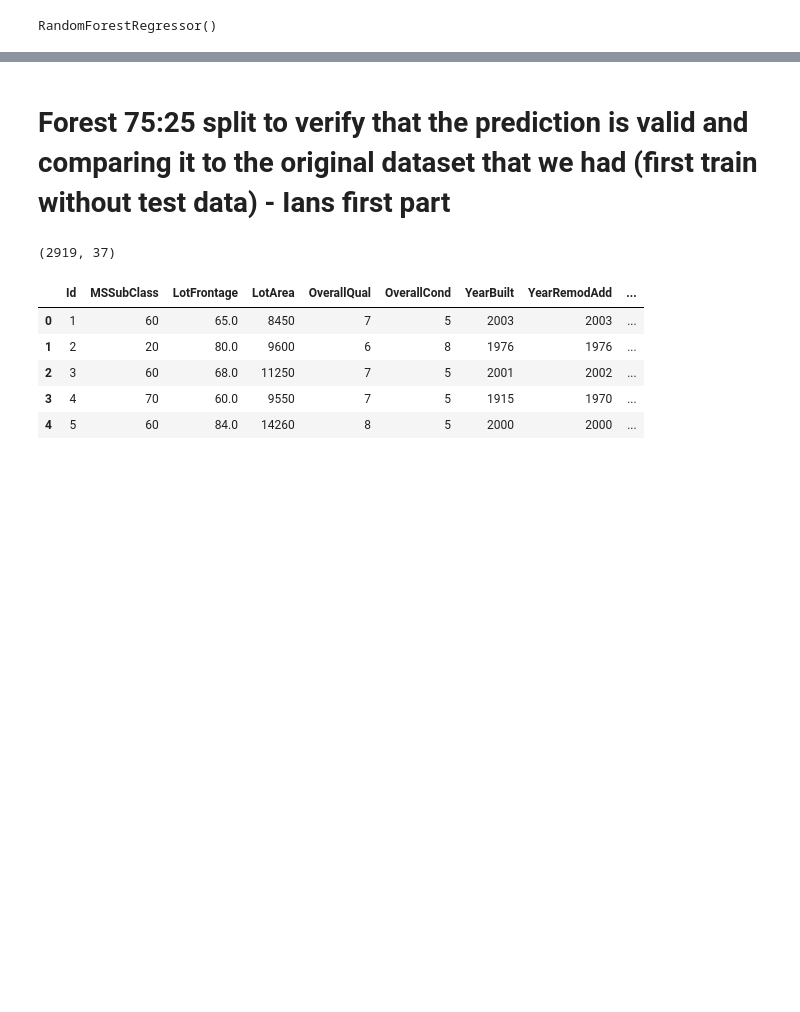
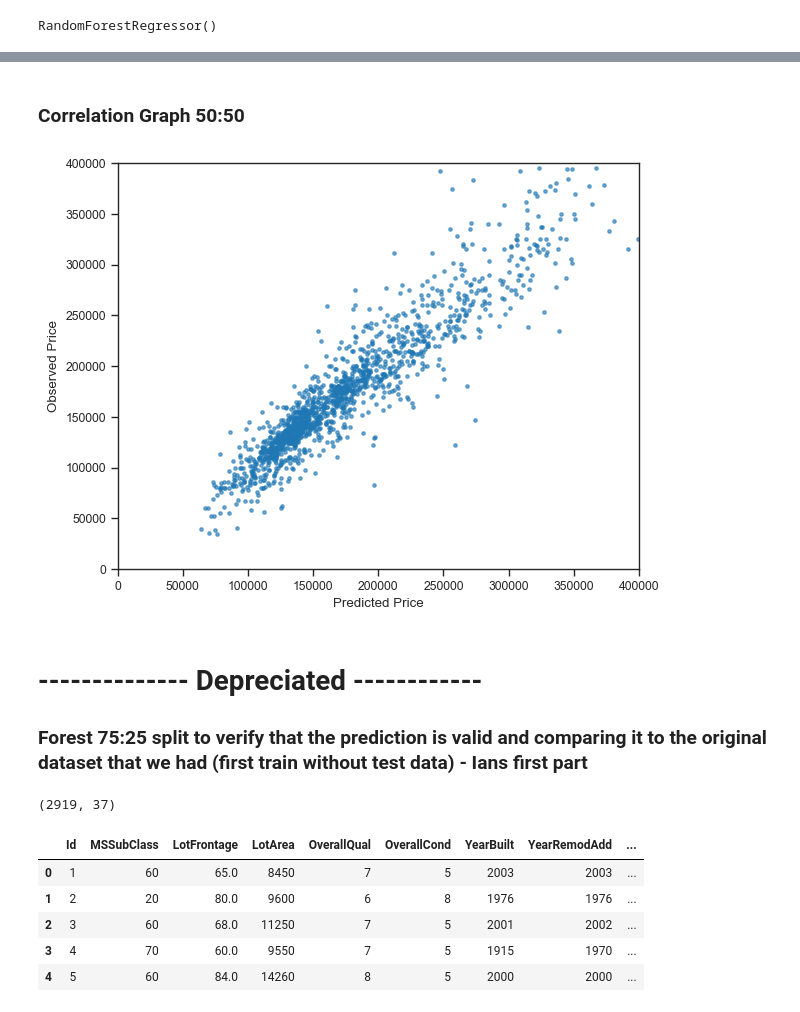
Before and after one commit to yummypugs/Data-Analytics-in-Business, a Jupyter notebook: 3.1.1 Stringless_Housing_RandomForest.ipynb, the cells around one changed output, grey strips where cells are left out. Drawn from its saved outputs; the diff is of its cells as text; code cells hidden in the pictures; blank space fills up the shorter version.

```diff
--- a/3.1.1 Stringless_Housing_RandomForest.ipynb
+++ b/3.1.1 Stringless_Housing_RandomForest.ipynb
@@ -115,5 +122,12 @@ cmn.plot_observed_vs_predicted(observed=y_train, predicted=forest.predict(X_trai
+# %% [markdown]
+### Correlation Graph 50:50
+# %%
+cmn.plot_single_scatter(observed=y_train, predicted=y_train_predicted, x_lim=400000, y_lim=400000)
+# %% [output]
+[figure, added]
 # %% [markdown]
-# Forest 75:25 split to verify that the prediction is valid and comparing it to the original dataset that we had (first train without test data) - Ians first part
+# -------------- Depreciated ------------
+### Forest 75:25 split to verify that the prediction is valid and comparing it to the original dataset that we had (first train without test data) - Ians first part
 # %%
 y_predicted = pd.DataFrame(y_predicted, columns = ['SalePrice'])
 y_all_data = pd.concat((y_train, y_predicted)).reset_index(drop=True)
```
Also changed, not shown: parts of 11 cells of this notebook, 5 other files.
